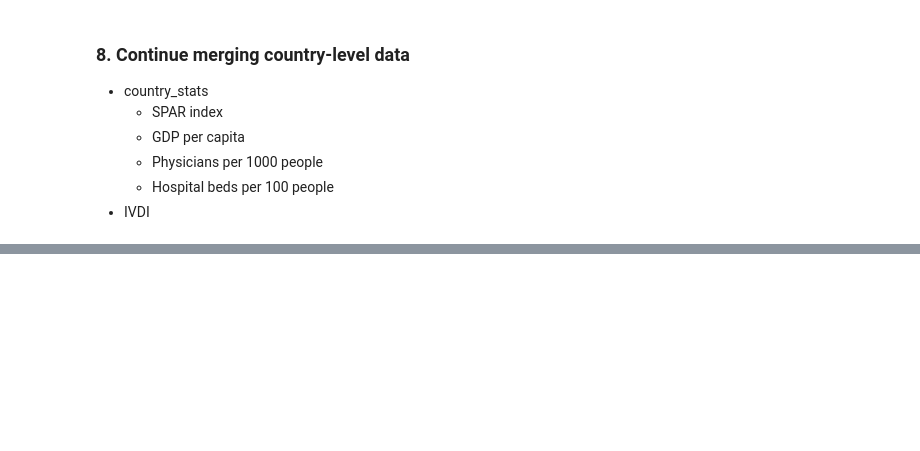
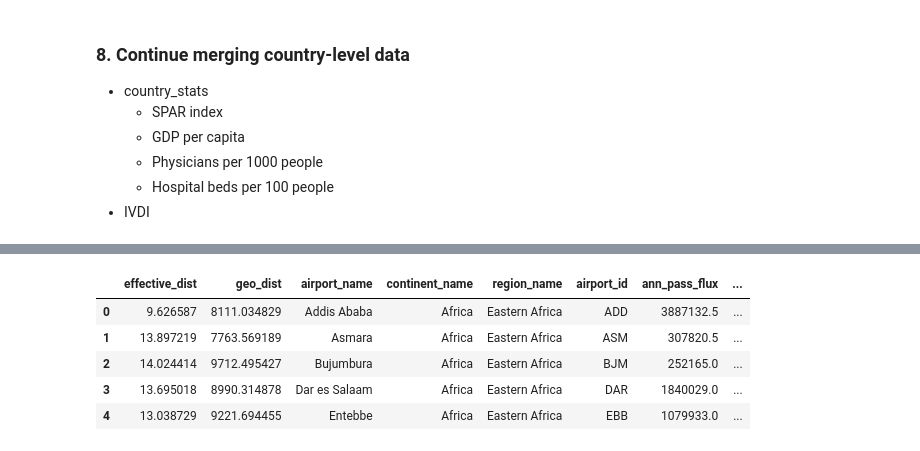
Before and after one commit to gksidhu/Capstone, a Jupyter notebook: Untitled.ipynb, the cells around one changed output, grey strips where cells are left out. Cells and saved outputs as stored; diff of their text form; code cells hidden in the pictures; blank space fills up the shorter version.

```diff
--- a/Untitled.ipynb
+++ b/Untitled.ipynb
@@ -835,0 +852,10 @@ memory usage: 16.8+ KB
+# %%
+rocs_df2.drop(columns = 'country_name', inplace = True)
+rocs_df2.head()
+# %% [output]
+|  | effective_dist | geo_dist | airport_name | continent_name | region_name | airport_id | ann_pass_flux | ... |
+| 0 | 9.626587 | 8111.034829 | Addis Ababa | Africa | Eastern Africa | ADD | 3887132.5 | ... |
+| 1 | 13.897219 | 7763.569189 | Asmara | Africa | Eastern Africa | ASM | 307820.5 | ... |
+| 2 | 14.024414 | 9712.495427 | Bujumbura | Africa | Eastern Africa | BJM | 252165.0 | ... |
+| 3 | 13.695018 | 8990.314878 | Dar es Salaam | Africa | Eastern Africa | DAR | 1840029.0 | ... |
+| 4 | 13.038729 | 9221.694455 | Entebbe | Africa | Eastern Africa | EBB | 1079933.0 | ... |
```
Also changed, not shown: parts of 13 cells of this notebook.
